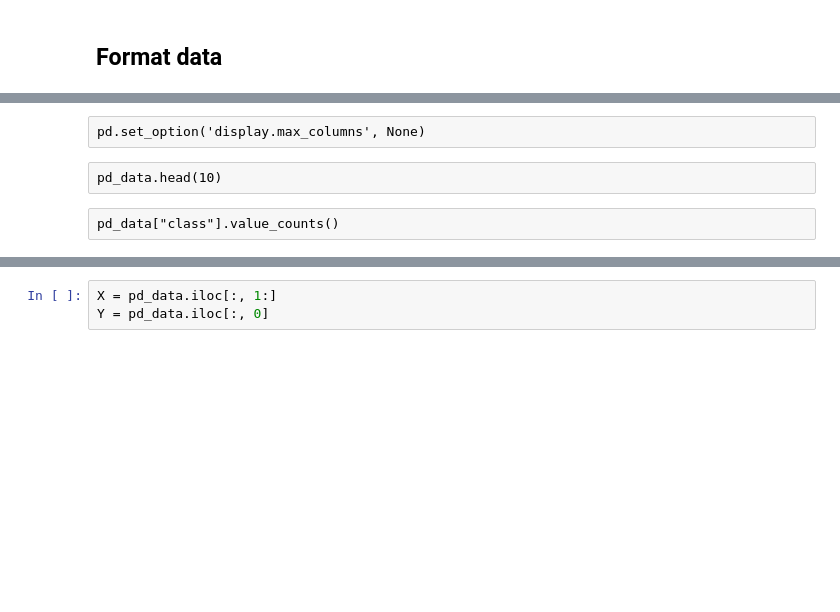
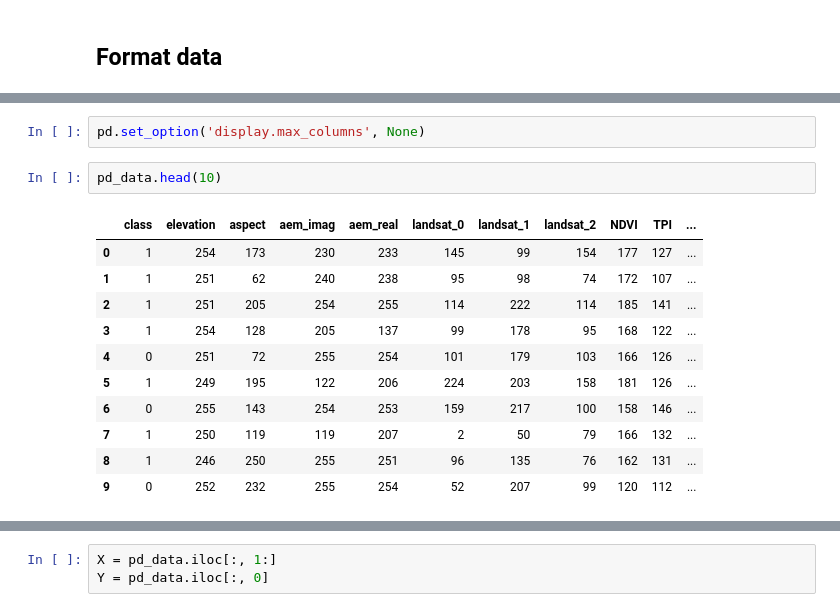
Before and after one commit to akusok/hasuriski_maps, a Jupyter notebook: notebooks/spark-load-train-predict.ipynb, the cells around one changed output, grey strips where cells are left out. Saved outputs shown, nothing was run; the diff lists cells and outputs as text; blank space fills up the shorter version.

```diff
--- a/notebooks/spark-load-train-predict.ipynb
+++ b/notebooks/spark-load-train-predict.ipynb
@@ -248,6 +291,16 @@ pd_data.head(3)
-# %% [raw]
-pd.set_option('display.max_columns', None)
-# %% [raw]
-pd_data.head(10)
-# %% [raw]
-pd_data["class"].value_counts()
+# %%
+pd.set_option('display.max_columns', None)
+# %%
+pd_data.head(10)
+# %% [output]
+|  | class | elevation | aspect | aem_imag | aem_real | landsat_0 | landsat_1 | landsat_2 | NDVI | TPI | ... |
+| 0 | 1 | 254 | 173 | 230 | 233 | 145 | 99 | 154 | 177 | 127 | ... |
+| 1 | 1 | 251 | 62 | 240 | 238 | 95 | 98 | 74 | 172 | 107 | ... |
+| 2 | 1 | 251 | 205 | 254 | 255 | 114 | 222 | 114 | 185 | 141 | ... |
+| 3 | 1 | 254 | 128 | 205 | 137 | 99 | 178 | 95 | 168 | 122 | ... |
+| 4 | 0 | 251 | 72 | 255 | 254 | 101 | 179 | 103 | 166 | 126 | ... |
+| 5 | 1 | 249 | 195 | 122 | 206 | 224 | 203 | 158 | 181 | 126 | ... |
+| 6 | 0 | 255 | 143 | 254 | 253 | 159 | 217 | 100 | 158 | 146 | ... |
+| 7 | 1 | 250 | 119 | 119 | 207 | 2 | 50 | 79 | 166 | 132 | ... |
+| 8 | 1 | 246 | 250 | 255 | 251 | 96 | 135 | 76 | 162 | 131 | ... |
+| 9 | 0 | 252 | 232 | 255 | 254 | 52 | 207 | 99 | 120 | 112 | ... |
```
Also changed, not shown: parts of 33 cells of this notebook, 2 other files.
